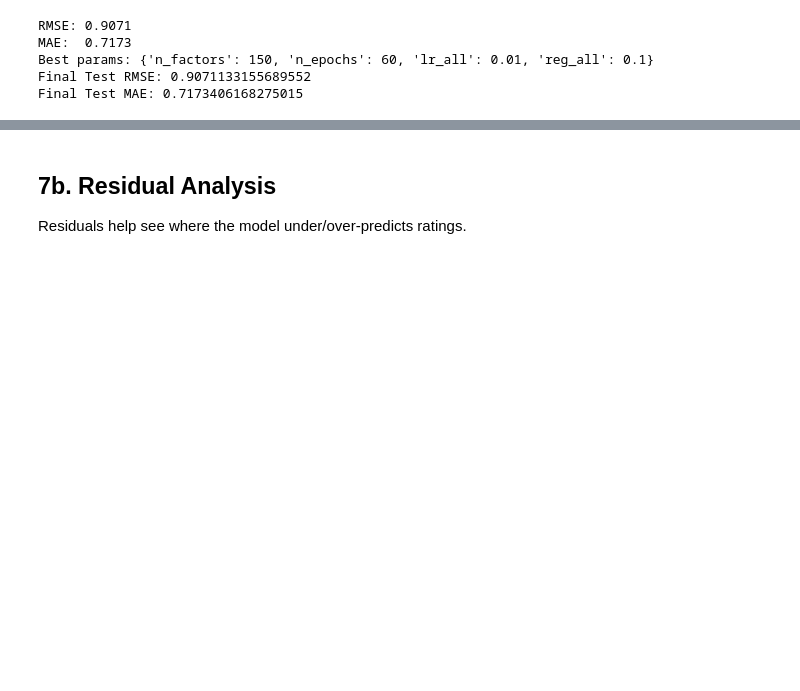
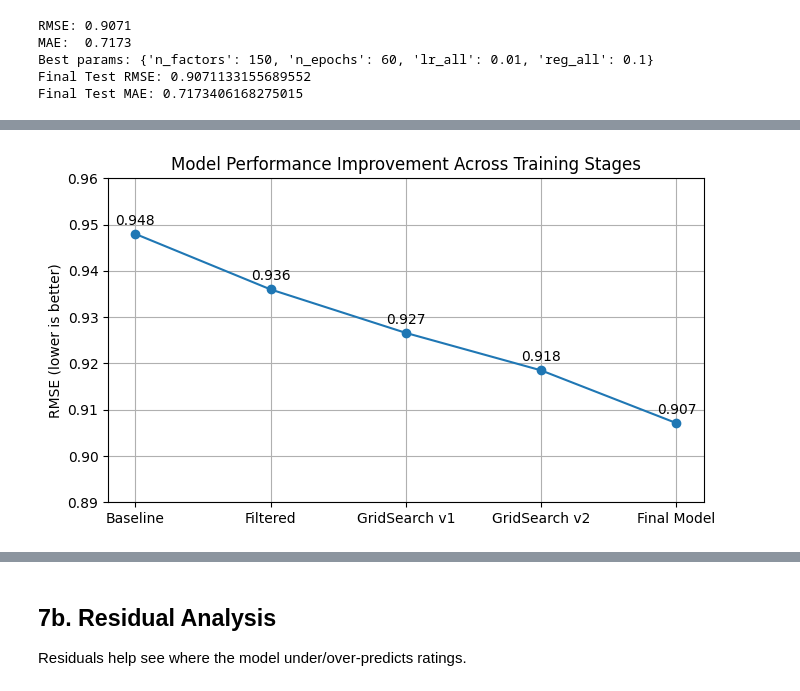
Before and after one commit to SUGANDHAMNAVYA96/AI-Recommendation-System-Part1, a Jupyter notebook: AI_Recommendation_System.ipynb, the cells around one changed output, grey strips where cells are left out. Saved outputs shown, nothing was run; the diff lists cells and outputs as text; code cells hidden in the pictures; blank space fills up the shorter version.

```diff
--- a/AI_Recommendation_System.ipynb
+++ b/AI_Recommendation_System.ipynb
@@ -313,0 +333,35 @@ Final Test MAE: 0.7173406168275015
+# %%
+import matplotlib.pyplot as plt
+
+stages = [
+    "Baseline",
+    "Filtered",
+    "GridSearch v1",
+    "GridSearch v2",
+    "Final Model"
+]
+
+rmse_scores = [
+    0.948,          # baseline
+    0.936,          # filtered
+    0.9266,         # first grid search CV
+    0.9185,         # retrained tuned model
+    0.9071          # final expanded grid
+]
+
+plt.figure(figsize=(7,4))
+
+plt.plot(stages, rmse_scores, marker='o')
+
+plt.ylabel("RMSE (lower is better)")
+plt.title("Model Performance Improvement Across Training Stages")
+
+for i, v in enumerate(rmse_scores):
+    plt.text(i, v+0.002, f"{v:.3f}", ha='center')
+
+plt.ylim(0.89, 0.96)
+plt.grid(True)
+plt.tight_layout()
+plt.show()
+# %% [output]
+[figure, added]
```
Also changed, not shown: parts of 4 cells of this notebook.
